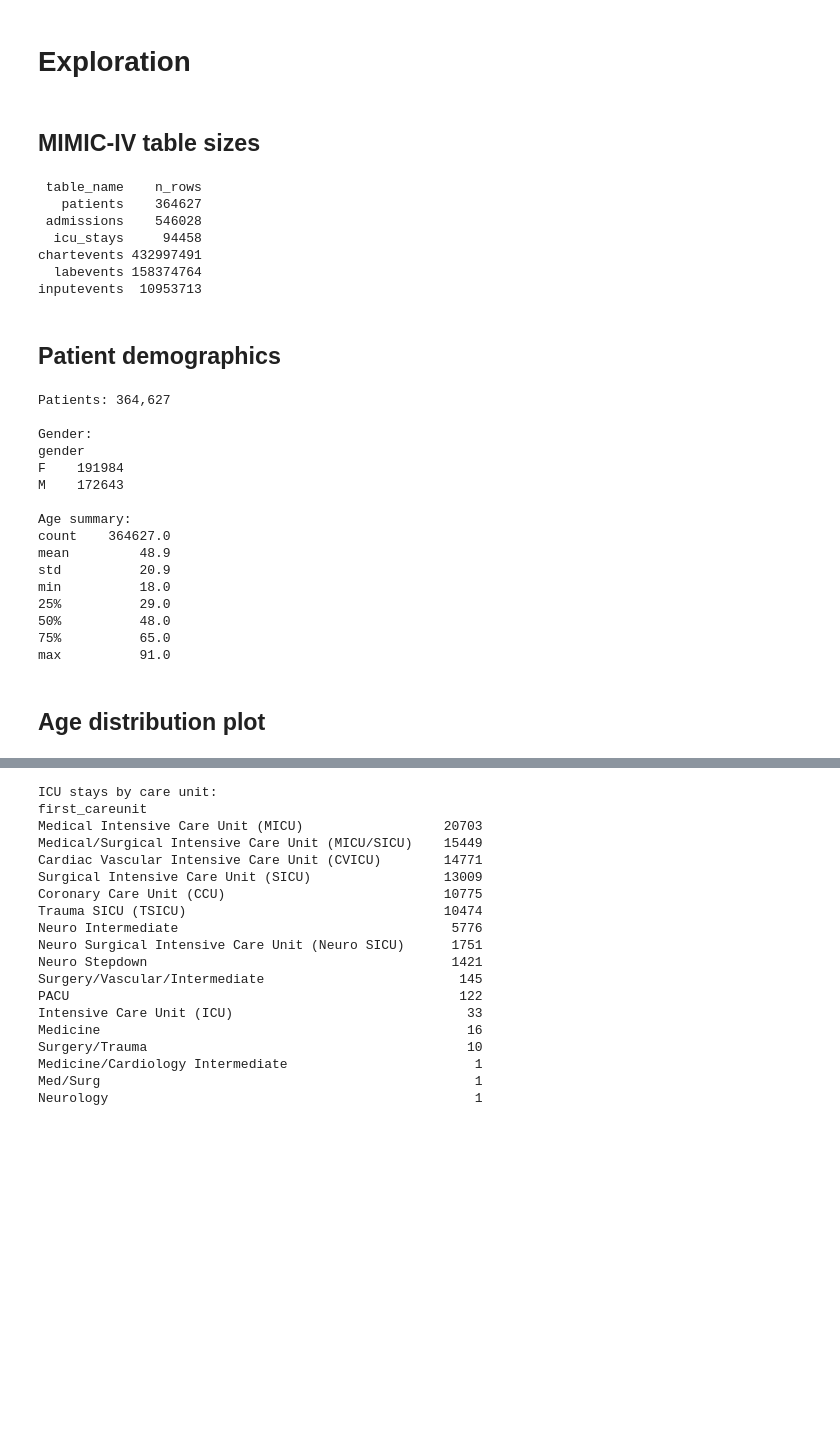
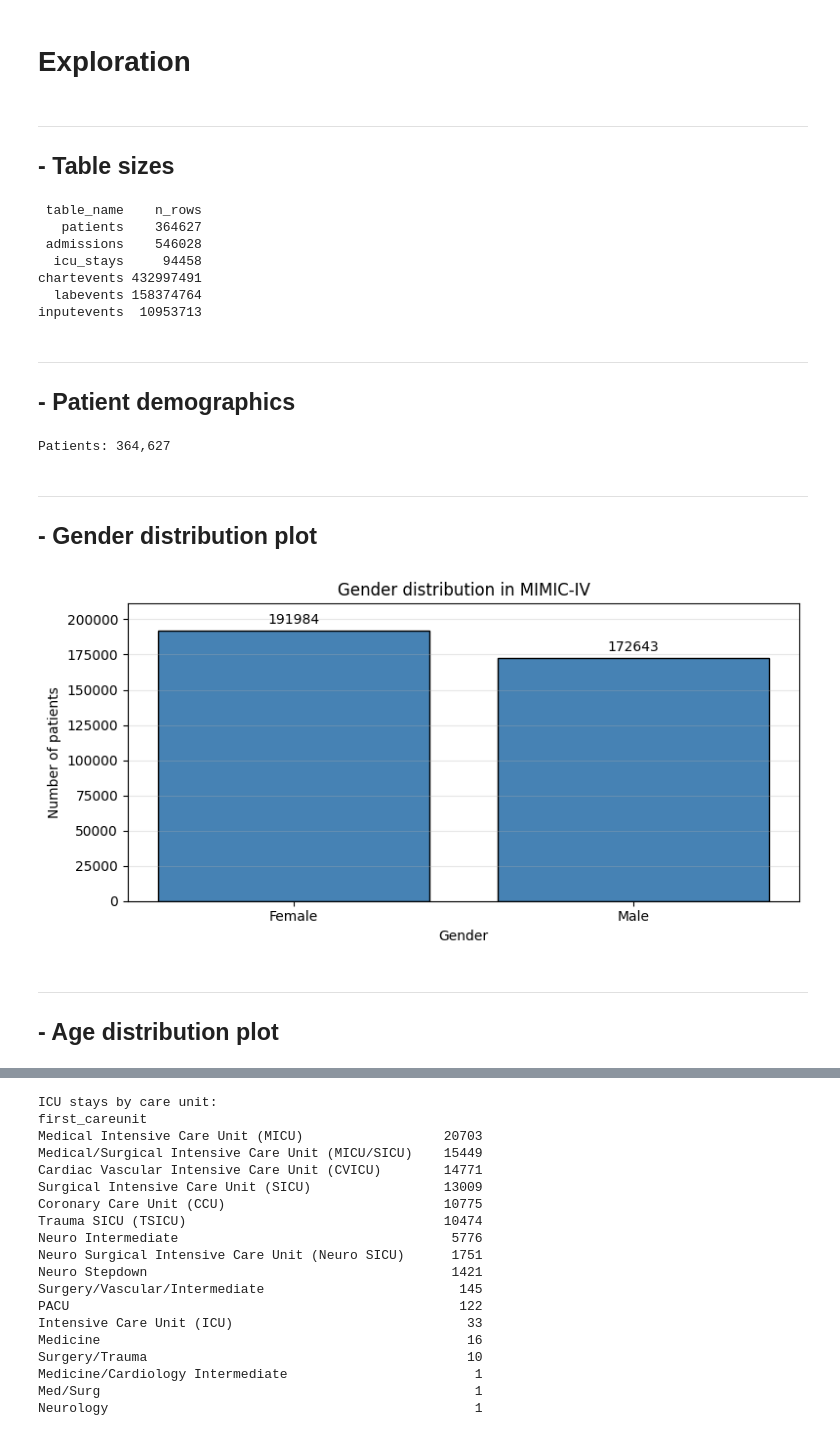
Before and after one commit to Hadyalt/AI_In_Healthcare_Capstone_Project, a Jupyter notebook: main.ipynb, the cells around one changed output, grey strips where cells are left out. Saved outputs shown, nothing was run; the diff lists cells and outputs as text; code cells hidden in the pictures; blank space fills up the shorter version.

```diff
--- a/main.ipynb
+++ b/main.ipynb
@@ -170,5 +170,6 @@ def save_fig(filename):
 # %% [markdown]
 # Exploration
 # %% [markdown]
-## MIMIC-IV table sizes
+---
+## - Table sizes
 # %%
@@ -196,35 +196,40 @@ chartevents 432997491
   labevents 158374764
 inputevents  10953713
 # %% [markdown]
-## Patient demographics
+---
+## - Patient demographics
 # %%
 demo = con.execute("""
-    SELECT subject_id, gender, anchor_age
+    SELECT
+        subject_id,
+        gender,
+        anchor_age
     FROM hosp.patients
 """).df()
 
 print(f"Patients: {len(demo):,}")
-print("\nGender:")
-print(demo["gender"].value_counts().to_string())
-print("\nAge summary:")
-print(demo["anchor_age"].describe().round(1).to_string())
 # %% [output]
 Patients: 364,627
-
-Gender:
-gender
-F    191984
-M    172643
-
-Age summary:
-count    364627.0
-mean         48.9
-std          20.9
-min          18.0
-25%          29.0
-50%          48.0
-75%          65.0
-max          91.0
+# %% [markdown]
+---
+## - Gender distribution plot
+# %%
+counts = demo["gender"].value_counts().reindex(["F", "M"])
+labels = ["Female", "Male"]
+
+fig, ax = plt.subplots(figsize=(8, 4))
+bars = ax.bar(labels, counts.values, color="steelblue", edgecolor="black")
+ax.bar_label(bars, padding=3)
+ax.set_xlabel("Gender")
+ax.set_ylabel("Number of patients")
+ax.set_title("Gender distribution in MIMIC-IV")
+ax.grid(axis="y", alpha=0.3)
+ax.margins(y=0.1)
+plt.tight_layout()
+plt.show()
+# %% [output]
+[figure, added]
 # %% [markdown]
-## Age distribution plot
+---
+## - Age distribution plot
 # %%
```
Also changed, not shown: parts of 15 cells of this notebook, 1 other file.
